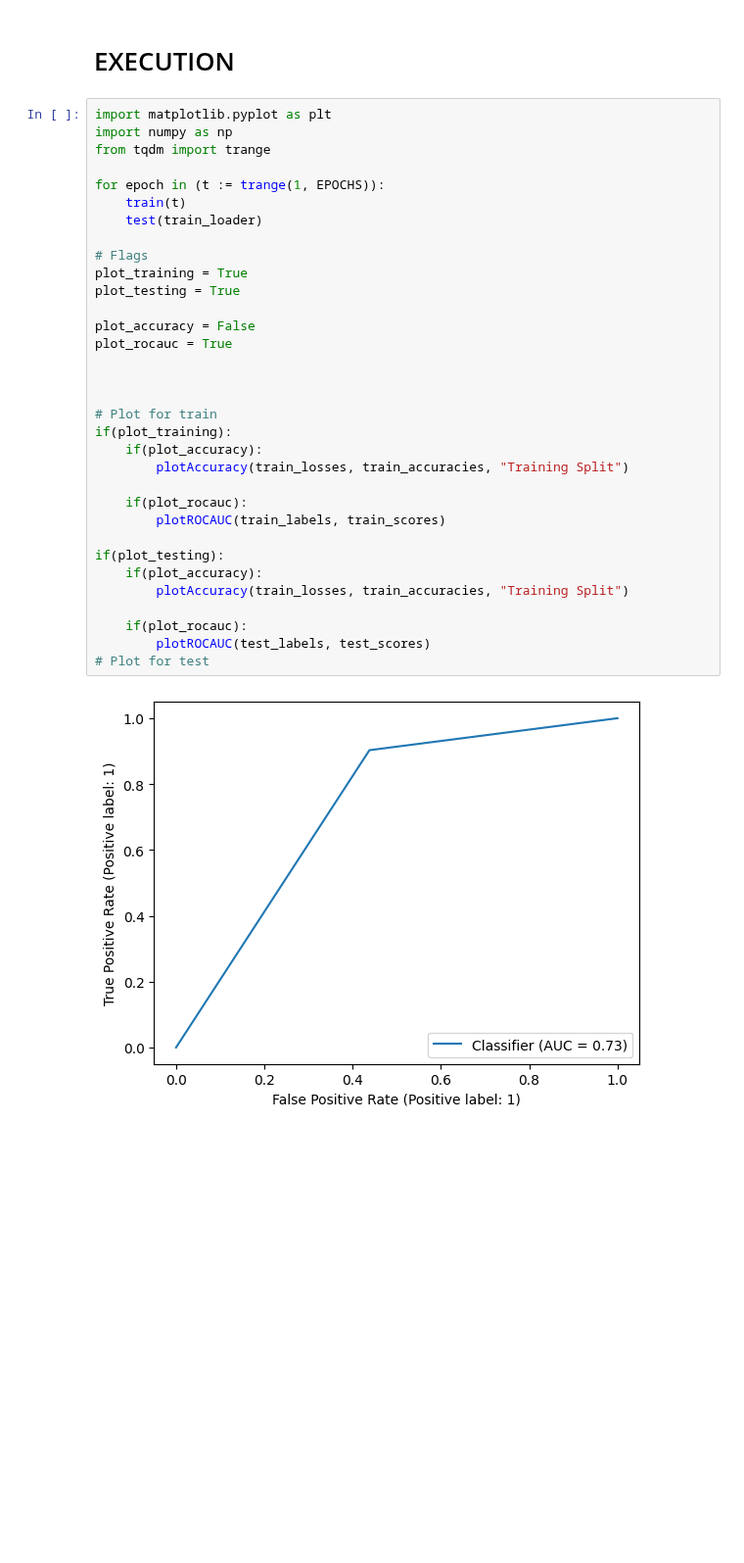
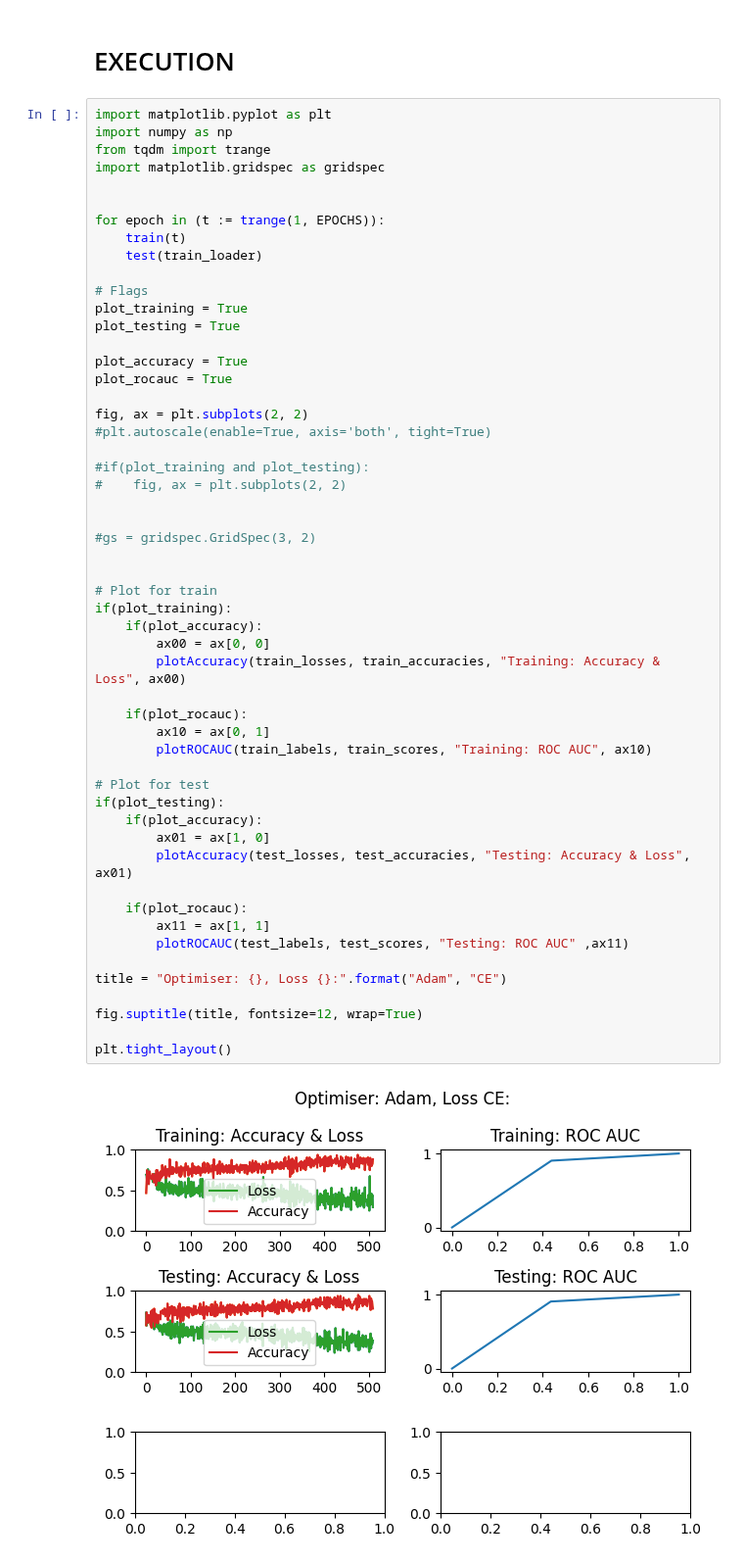
Before and after one commit to Theis-Mathiassen/NeuralGraphs, a Jupyter notebook: Fiddle/mutagtest.ipynb, the cells around one changed output. Shown at 98% size. Cells and saved outputs as stored; diff of their text form; blank space fills up the shorter version.

```diff
--- a/Fiddle/mutagtest.ipynb
+++ b/Fiddle/mutagtest.ipynb
@@ -220,35 +231,55 @@ def test(loader):
 # %%
 import matplotlib.pyplot as plt
 import numpy as np
 from tqdm import trange
+import matplotlib.gridspec as gridspec
+
 
 for epoch in (t := trange(1, EPOCHS)):
     train(t)
     test(train_loader)
 
 # Flags
 plot_training = True
 plot_testing = True
 
-plot_accuracy = False
+plot_accuracy = True
 plot_rocauc = True
 
+fig, ax = plt.subplots(2, 2)
+#plt.autoscale(enable=True, axis='both', tight=True)
+
+#if(plot_training and plot_testing):
+#    fig, ax = plt.subplots(2, 2)
+
+
+#gs = gridspec.GridSpec(3, 2)
 
 
 # Plot for train
 if(plot_training):
     if(plot_accuracy):
-        plotAccuracy(train_losses, train_accuracies, "Training Split")
+        ax00 = ax[0, 0]
+        plotAccuracy(train_losses, train_accuracies, "Training: Accuracy & Loss", ax00)
 
     if(plot_rocauc):
-        plotROCAUC(train_labels, train_scores)
+        ax10 = ax[0, 1]
+        plotROCAUC(train_labels, train_scores, "Training: ROC AUC", ax10)
 
+# Plot for test
 if(plot_testing):
     if(plot_accuracy):
-        plotAccuracy(train_losses, train_accuracies, "Training Split")
+        ax01 = ax[1, 0]
+        plotAccuracy(test_losses, test_accuracies, "Testing: Accuracy & Loss", ax01)
 
     if(plot_rocauc):
-        plotROCAUC(test_labels, test_scores)
-# Plot for test
+        ax11 = ax[1, 1]
+        plotROCAUC(test_labels, test_scores, "Testing: ROC AUC" ,ax11)
+
+title = "Optimiser: {}, Loss {}:".format("Adam", "CE")
+
+fig.suptitle(title, fontsize=12, wrap=True)
+
+plt.tight_layout()
 # %% [output]
-[figure, old version]
+[figure, new version]
```
Also changed, not shown: parts of 4 cells of this notebook.
